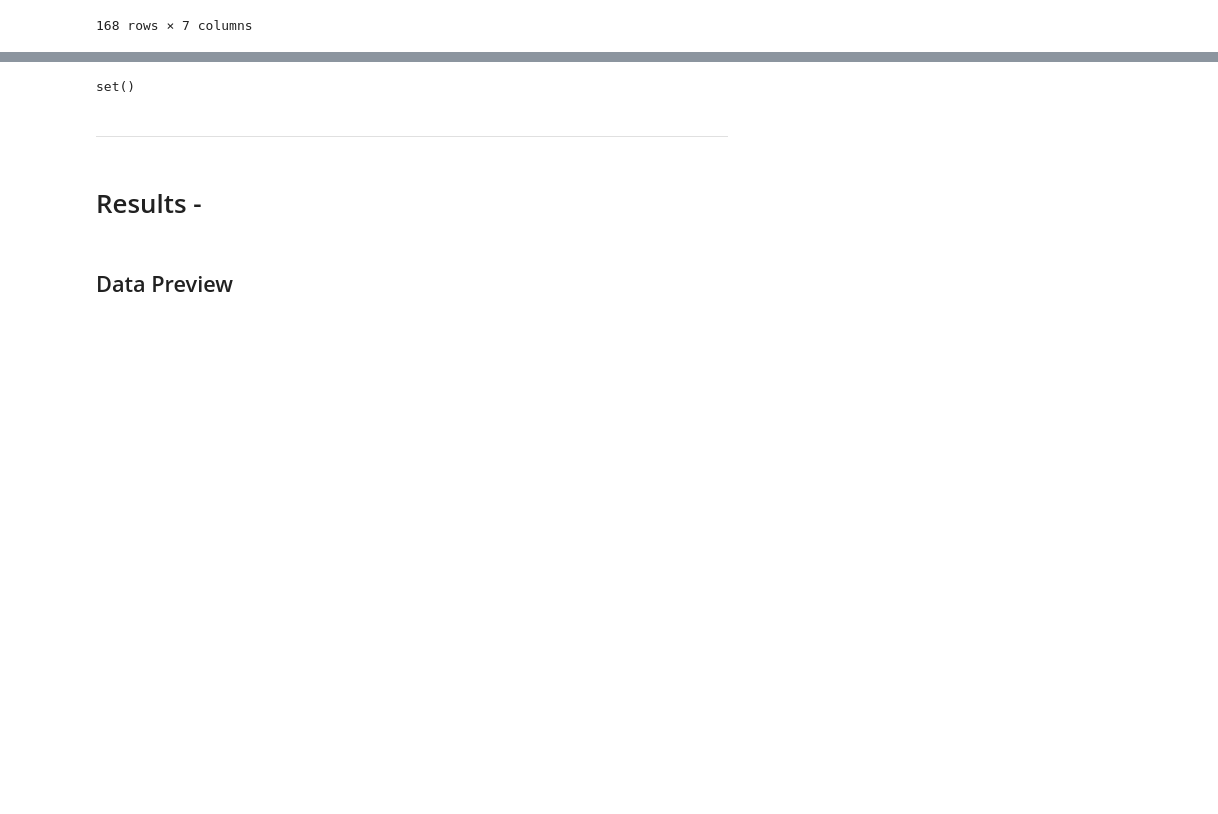
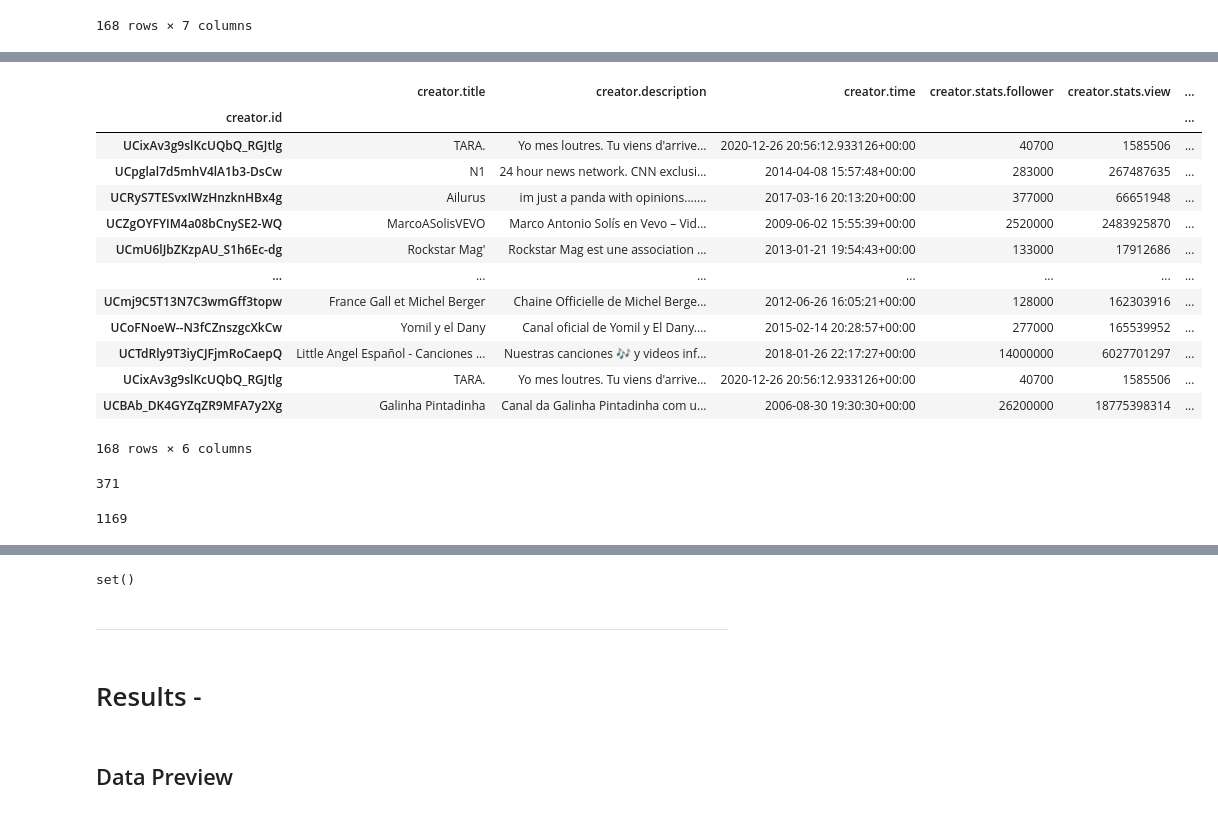
Before and after one commit to oakaigh/cogs108-wi21-group068, a Jupyter notebook: EDA/playground.ipynb, the cells around one changed output, grey strips where cells are left out. Drawn from its saved outputs; the diff is of its cells as text; code cells hidden in the pictures; blank space fills up the shorter version.

```diff
--- a/EDA/playground.ipynb
+++ b/EDA/playground.ipynb
@@ -202,0 +312,27 @@ dataset.update('youtube_search_channels.pkl', df_channels, overwrite = True, pro
+# %%
+df_channels_amend
+# %% [output]
+|  | creator.title | creator.description | creator.time | creator.stats.follower | creator.stats.view | ... |
+| creator.id |  |  |  |  |  | ... |
+| UCixAv3g9slKcUQbQ_RGJtlg | TARA. | Yo mes loutres. Tu viens d'arrive... | 2020-12-26 20:56:12.933126+00:00 | 40700 | 1585506 | ... |
+| UCpglal7d5mhV4lA1b3-DsCw | N1 | 24 hour news network. CNN exclusi... | 2014-04-08 15:57:48+00:00 | 283000 | 267487635 | ... |
+| UCRyS7TESvxIWzHnzknHBx4g | Ailurus | im just a panda with opinions....... | 2017-03-16 20:13:20+00:00 | 377000 | 66651948 | ... |
+| UCZgOYFYIM4a08bCnySE2-WQ | MarcoASolisVEVO | Marco Antonio Solís en Vevo – Vid... | 2009-06-02 15:55:39+00:00 | 2520000 | 2483925870 | ... |
+| UCmU6lJbZKzpAU_S1h6Ec-dg | Rockstar Mag' | Rockstar Mag est une association ... | 2013-01-21 19:54:43+00:00 | 133000 | 17912686 | ... |
+| ... | ... | ... | ... | ... | ... | ... |
+| UCmj9C5T13N7C3wmGff3topw | France Gall et Michel Berger | Chaine Officielle de Michel Berge... | 2012-06-26 16:05:21+00:00 | 128000 | 162303916 | ... |
+| UCoFNoeW--N3fCZnszgcXkCw | Yomil y el Dany | Canal oficial de Yomil y El Dany.... | 2015-02-14 20:28:57+00:00 | 277000 | 165539952 | ... |
+| UCTdRly9T3iyCJFjmRoCaepQ | Little Angel Español - Canciones ... | Nuestras canciones 🎶 y videos inf... | 2018-01-26 22:17:27+00:00 | 14000000 | 6027701297 | ... |
+| UCixAv3g9slKcUQbQ_RGJtlg | TARA. | Yo mes loutres. Tu viens d'arrive... | 2020-12-26 20:56:12.933126+00:00 | 40700 | 1585506 | ... |
+| UCBAb_DK4GYZqZR9MFA7y2Xg | Galinha Pintadinha | Canal da Galinha Pintadinha com u... | 2006-08-30 19:30:30+00:00 | 26200000 | 18775398314 | ... |
+168 rows × 6 columns
+# %%
+
+
+len(set(set(df_channels.index.get_level_values('creator.id')) - set(df_search_details['creator.id'])))
+# %% [output]
+371
+# %%
+len(set(df_search_details['creator.id']) - set(df_channels.index.get_level_values('creator.id')))
+# %% [output]
+1169
```
Also changed, not shown: parts of 5 cells of this notebook.
